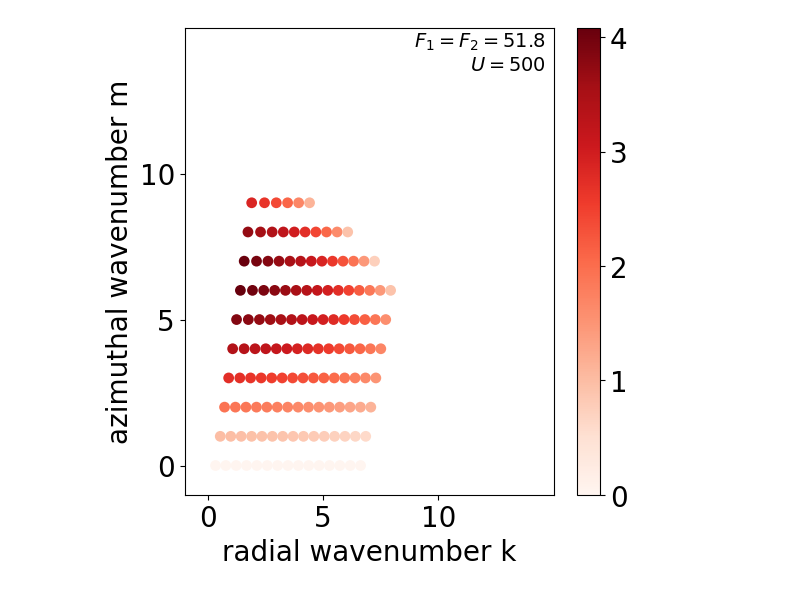
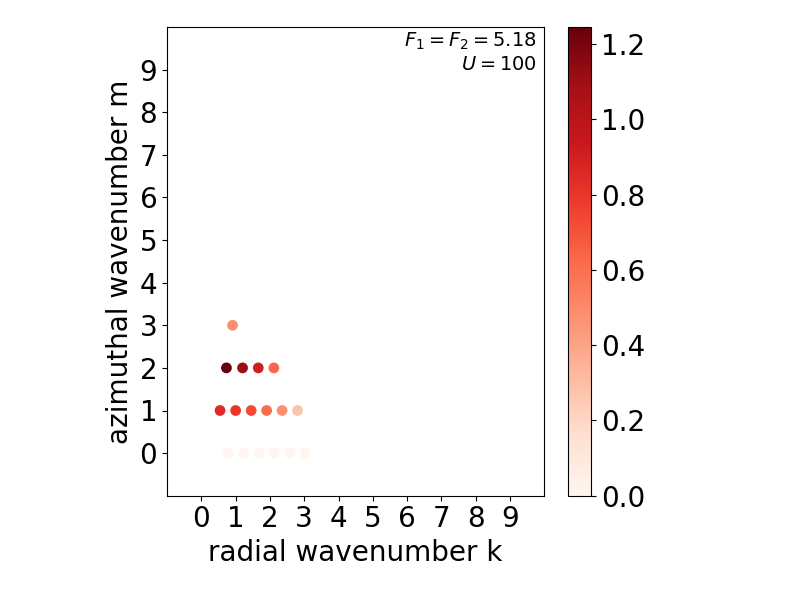
Before and after one commit to linyao1999/JupiterVortex, a Jupyter notebook: ANL_dry_2L_v1.ipynb, the cells around one changed output. Saved outputs shown, nothing was run; the diff lists cells and outputs as text; code cells hidden in the pictures.

```diff
--- a/ANL_dry_2L_v1.ipynb
+++ b/ANL_dry_2L_v1.ipynb
@@ -12,11 +9,11 @@ The autoreload extension is already loaded. To reload it, use:
 # Parameters
 # Physical paramters
 L = 1e7
-F1 = 51.8  # L**2/Ld1**2
+F1 = 5.18  # L**2/Ld1**2
 F2 = F1
 a = 6.99e7
 T = 9.925*3600
-U = 500
+U = 100
 gamma = 4 * np.pi / a / a / T * (L**3) / U
 # gamma = 0.7198 # 2 omega / a**2 * L**3 / U
 a = a / L
@@ -52,36 +49,36 @@ ci = np.imag(c)
 # %%
 import numpy as np
 import matplotlib.pyplot as plt
 
 # Prepare values
 ci_slice = ci[:, :, 0]           # shape: (nm, nk)
 ci_colored = np.where(ci_slice > 0, ci_slice * m, np.nan)  # shape: (nm, nk)
 x = k.ravel()                    # k: shape (nm, nk), already gridded
 y = m.repeat(k.shape[1], axis=1).ravel()  # m: (nm, 1) → repeat to match shape (nm, nk)
 c = ci_colored.ravel()
 plt.rcParams['font.size'] = 20
 # Plot
 plt.figure(figsize=(6, 6))
 sc = plt.scatter(x, y, c=c, cmap='Reds', edgecolors='none', s=60)
 plt.colorbar(sc)
 plt.xlabel('radial wavenumber k')
 plt.ylabel('azimuthal wavenumber m')
 # plt.title('m * ci')
-plt.xlim([-1, nk])
-plt.ylim([-1, nm])
-plt.xticks(np.arange(0, nk, 5))
-plt.yticks(np.arange(0, nm, 5))
+plt.xlim([-1, 10])
+plt.ylim([-1, 10])
+plt.xticks(np.arange(0, 10, 1))
+plt.yticks(np.arange(0, 10, 1))
 plt.text(
     0.98, 0.9,                   # x, y in axes fraction (0–1)
     f'$F_1 = F_2 = {F1}$\n$U = {U}$',
     ha='right', va='bottom',
     transform=plt.gca().transAxes,
     fontsize=14
 )
 plt.tight_layout()
 plt.show()
 # %% [output]
-[figure, old version]
+[figure, new version]
 # %%
 # plt.figure(figsize=(6, 6))
 # n = (m**2 + k**2)**4
```
Also changed, not shown: parts of 1 cell of this notebook, 6 other files.
